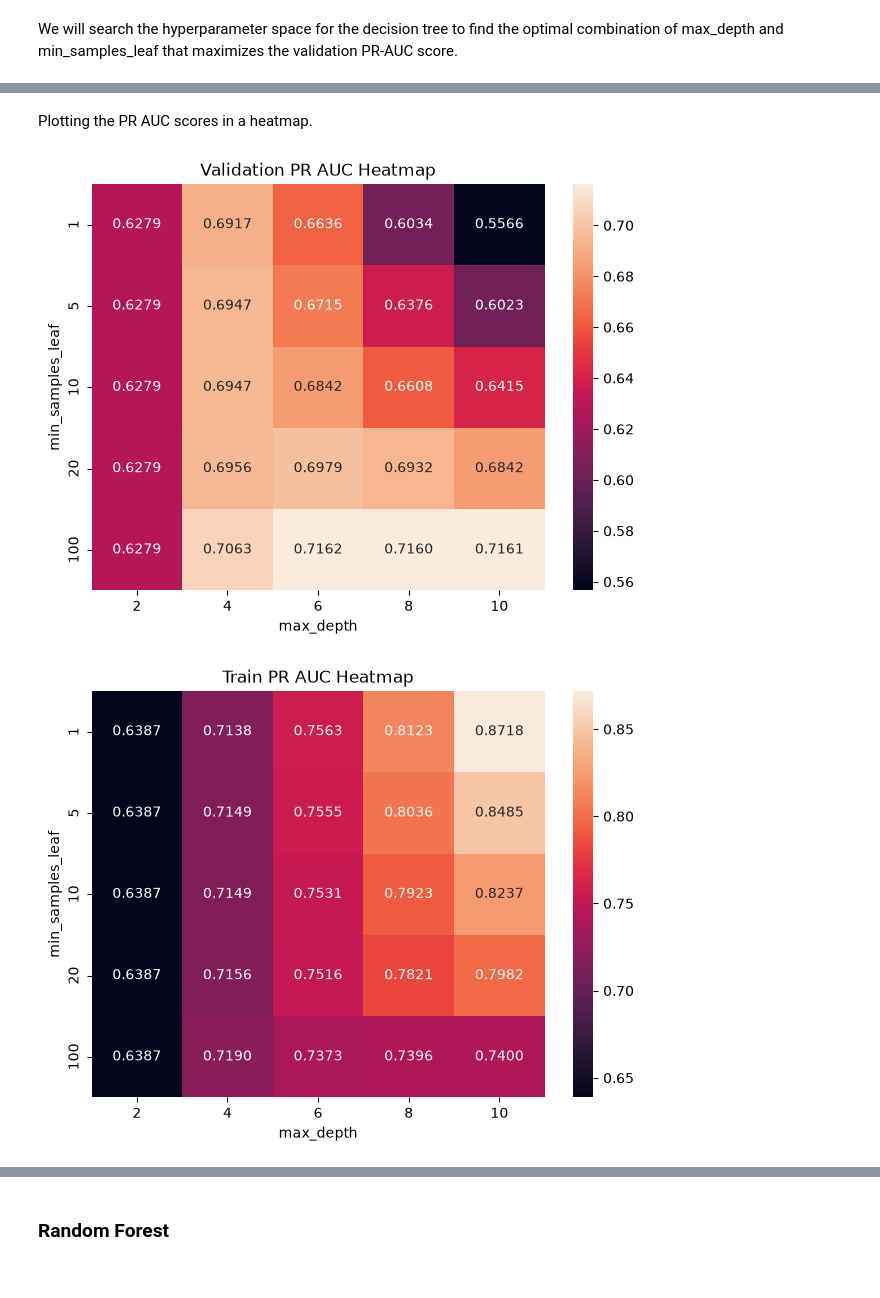
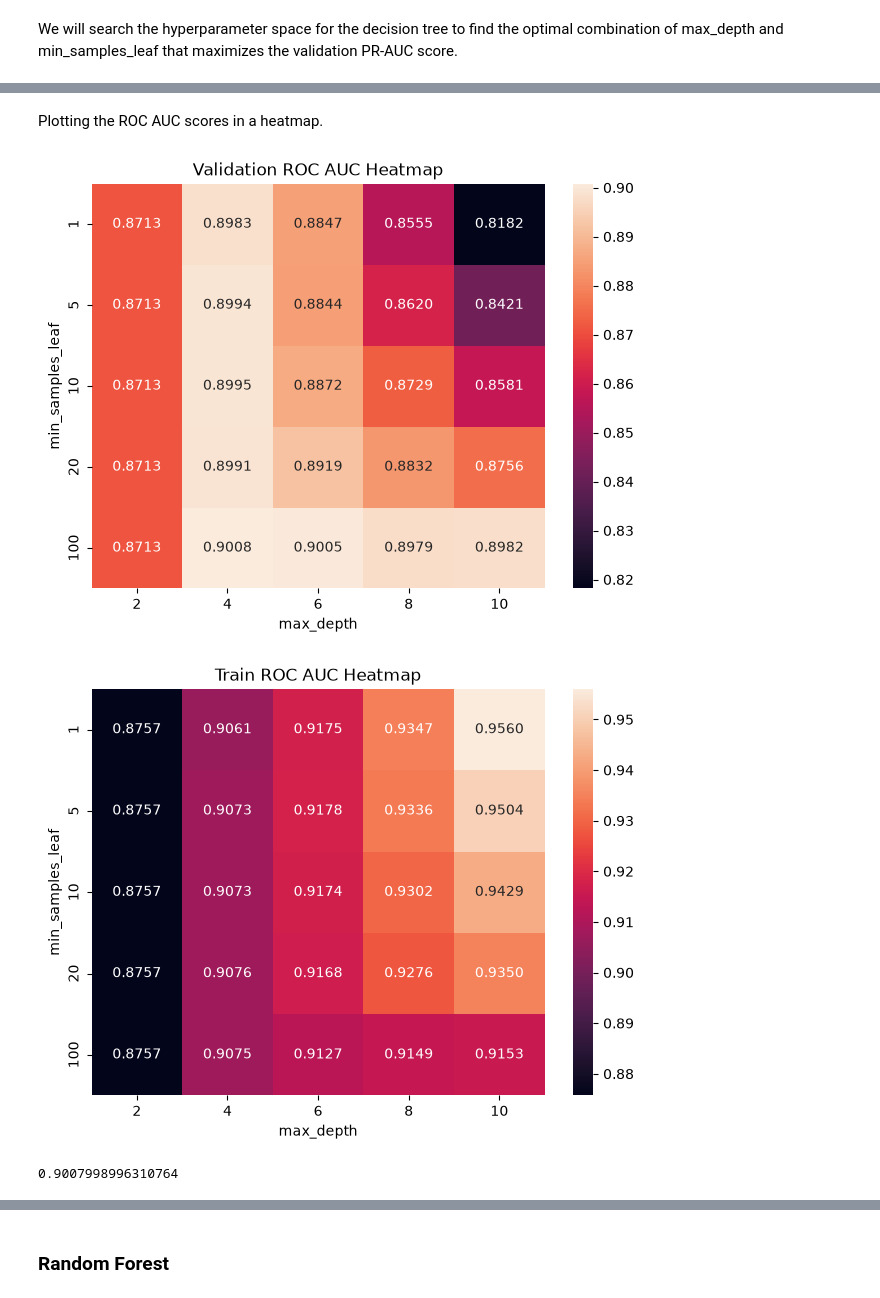
Before and after one commit to herblum/youtube-ml-project, a Jupyter notebook: notebook_log_reg_exp.ipynb, the cells around one changed output, grey strips where cells are left out. Drawn from its saved outputs; the diff is of its cells as text; code cells hidden in the pictures.

```diff
--- a/notebook_log_reg_exp.ipynb
+++ b/notebook_log_reg_exp.ipynb
@@ -497,9 +493,9 @@ for max_depth in [2, 4, 6, 8, 10]:
     for min_samples_leaf in [1, 5, 10, 20, 100]:
 
         fold_roc_aucs = []
-        fold_pr_aucs = []
+        #fold_pr_aucs = []
         fold_train_roc_aucs = []
-        fold_train_pr_aucs = []
+        #fold_train_pr_aucs = []
 
         for train_idx, val_idx in cv.split(df_train_tree, y_train):
                 # 1. Slice the fold data
@@ -524,16 +520,8 @@ for max_depth in [2, 4, 6, 8, 10]:
                 train_probs = dt_model.predict_proba(X_fold_train)[:, 1]
 
                 fold_roc_aucs.append(roc_auc_score(y_fold_val, val_probs))
-                fold_pr_aucs.append(average_precision_score(y_fold_val, val_probs))
+                #fold_pr_aucs.append(average_precision_score(y_fold_val, val_probs))
                 fold_train_roc_aucs.append(roc_auc_score(y_fold_train, train_probs))
-                fold_train_pr_aucs.append(average_precision_score(y_fold_train, train_probs))
+                #fold_train_pr_aucs.append(average_precision_score(y_fold_train, train_probs))
 
-        scores.append((max_depth, min_samples_leaf, np.mean(fold_pr_aucs), np.mean(fold_train_pr_aucs)))
-
-        # 5. Average the scores across the 5 folds for max_depth and min_samples_leaf combination
-        print(
-            f"max_depth = {max_depth:<6} | min_samples_leaf = {min_samples_leaf:<6} | "
-            f"Mean ROC AUC: {np.mean(fold_roc_aucs):.4f} (+/- {np.std(fold_roc_aucs):.4f}) | "
-            f"Mean PR AUC: {np.mean(fold_pr_aucs):.4f} (+/- {np.std(fold_pr_aucs):.4f}) | "
-            f"Mean Train ROC AUC: {np.mean(fold_train_roc_aucs):.4f} (+/- {np.std(fold_train_roc_aucs):.4f}) | "
-            f"Mean Train PR AUC: {np.mean(fold_train_pr_aucs):.4f} (+/- {np.std(fold_train_pr_aucs):.4f})")
+        scores.append((max_depth, min_samples_leaf, np.mean(fold_roc_aucs), np.mean(fold_train_roc_aucs)))
@@ -557,0 +528,4 @@ max_depth = 10     | min_samples_leaf = 100    | Mean ROC AUC: 0.8982 (+/- 0.010
+# %%
+columns = ['max_depth', 'min_samples_leaf', 'roc_auc', 'train_roc_auc']
+df_scores = pd.DataFrame(scores, columns=columns)
+df_scores.head()
@@ -558,31 +539,32 @@ max_depth = 10     | min_samples_leaf = 100    | Mean ROC AUC: 0.8982 (+/- 0.010
 # %% [markdown]
-Plotting the PR AUC scores in a heatmap.
+Plotting the ROC AUC scores in a heatmap.
 # %%
-columns = ['max_depth', 'min_samples_leaf', 'pr_auc', 'train_pr_auc']
-df_scores = pd.DataFrame(scores, columns=columns)
+df_scores_pivot_roc = df_scores.pivot(index='min_samples_leaf', columns='max_depth', values='roc_auc')
+df_scores_pivot_roc.round(3)
 
-df_scores_pivot = df_scores.pivot(index='min_samples_leaf', columns='max_depth', values='pr_auc')
-df_scores_pivot.round(3)
+df_scores_pivot_roc_train = df_scores.pivot(index='min_samples_leaf', columns='max_depth', values='train_roc_auc')
+df_scores_pivot_roc_train.round(3)
 
-df_scores_pivot_train = df_scores.pivot(index='min_samples_leaf', columns='max_depth', values='train_pr_auc')
-df_scores_pivot_train.round(3)
-
-sns.heatmap(df_scores_pivot, annot=True, fmt=".4f")
+sns.heatmap(df_scores_pivot_roc, annot=True, fmt=".4f")
 plt.tight_layout()
 plt.xlabel('max_depth')
 plt.ylabel('min_samples_leaf')
-plt.title('Validation PR AUC Heatmap')
+plt.title('Validation ROC AUC Heatmap')
 
 plt.show()
 
-sns.heatmap(df_scores_pivot_train, annot=True, fmt=".4f")
+sns.heatmap(df_scores_pivot_roc_train, annot=True, fmt=".4f")
 plt.tight_layout()
 plt.xlabel('max_depth')
 plt.ylabel('min_samples_leaf')
-plt.title('Train PR AUC Heatmap')
+plt.title('Train ROC AUC Heatmap')
 
 plt.show()
 # %% [output]
-[figure, old version]
+[figure, new version]
-[figure, old version]
+[figure, new version]
+# %%
+print(df_scores['roc_auc'].max())
+# %% [output]
+0.9007998996310764
 # %% [markdown]
```
Also changed, not shown: parts of 34 cells of this notebook, 10 other files.
